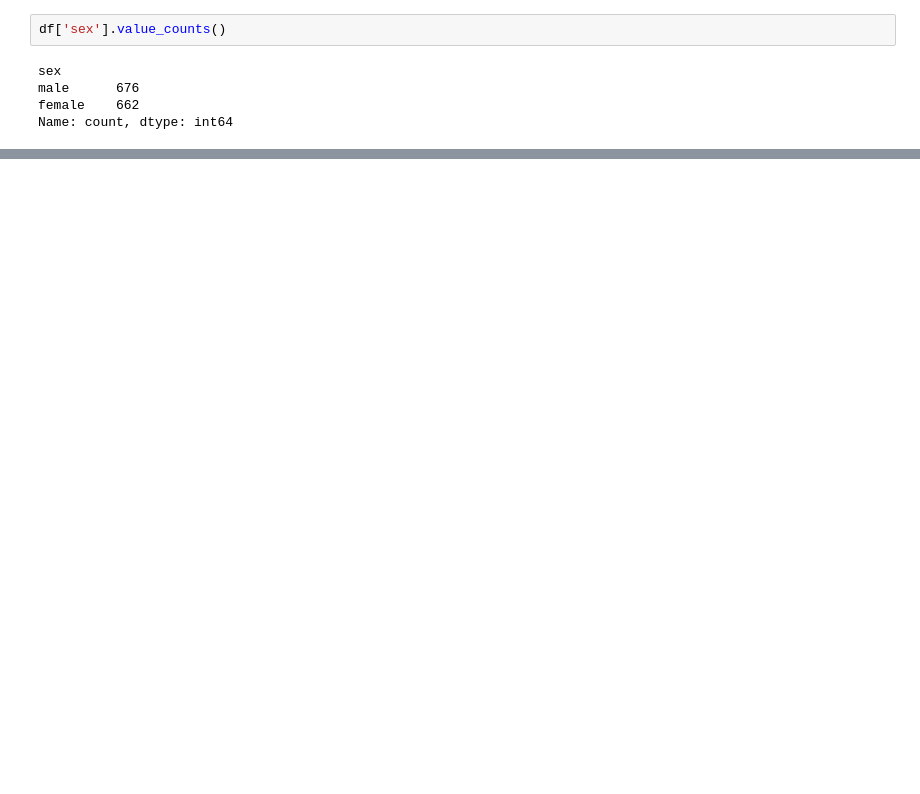
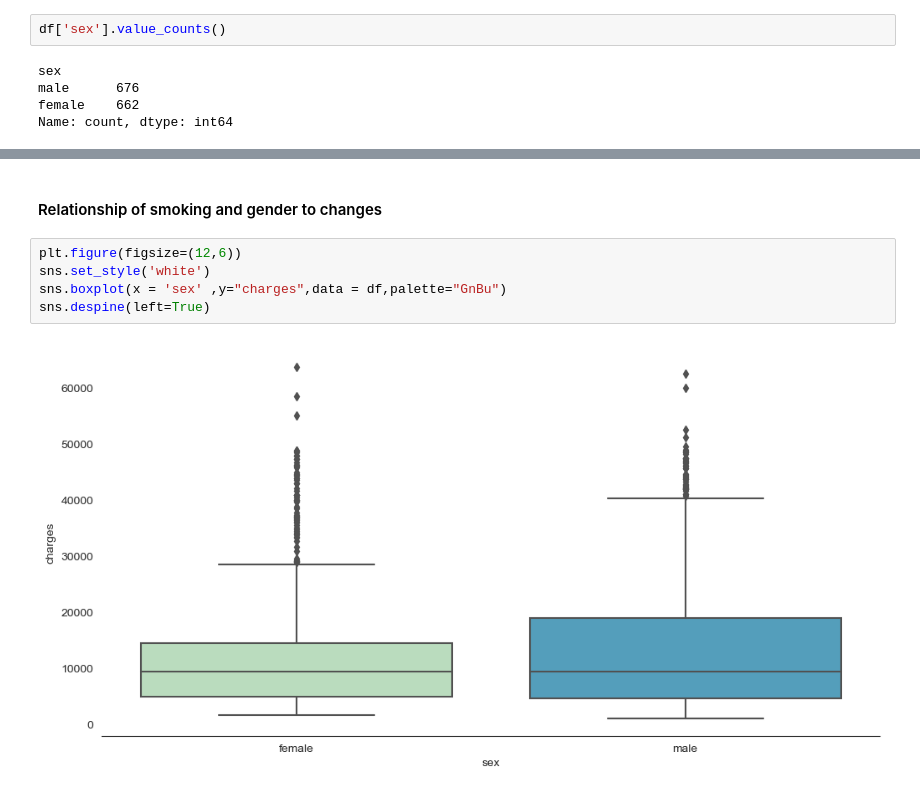
Before and after one commit to hardikgupta2003/Machine-Learning-Algorithms, a Jupyter notebook: 05_Support_Vector_Machine/Support_Vector_Machine.ipynb, the cells around one changed output, grey strips where cells are left out. Saved outputs shown, nothing was run; the diff lists cells and outputs as text; blank space fills up the shorter version.

```diff
--- a/05_Support_Vector_Machine/Support_Vector_Machine.ipynb
+++ b/05_Support_Vector_Machine/Support_Vector_Machine.ipynb
@@ -108,0 +134,9 @@ sns.despine(left=True)
+# %% [markdown]
+#### Relationship of smoking and gender to changes
+# %%
+plt.figure(figsize=(12,6))
+sns.set_style('white')
+sns.boxplot(x = 'sex' ,y="charges",data = df,palette="GnBu")
+sns.despine(left=True)
+# %% [output]
+[figure, added]
```
Also changed, not shown: parts of 35 cells of this notebook, 3 other files.
